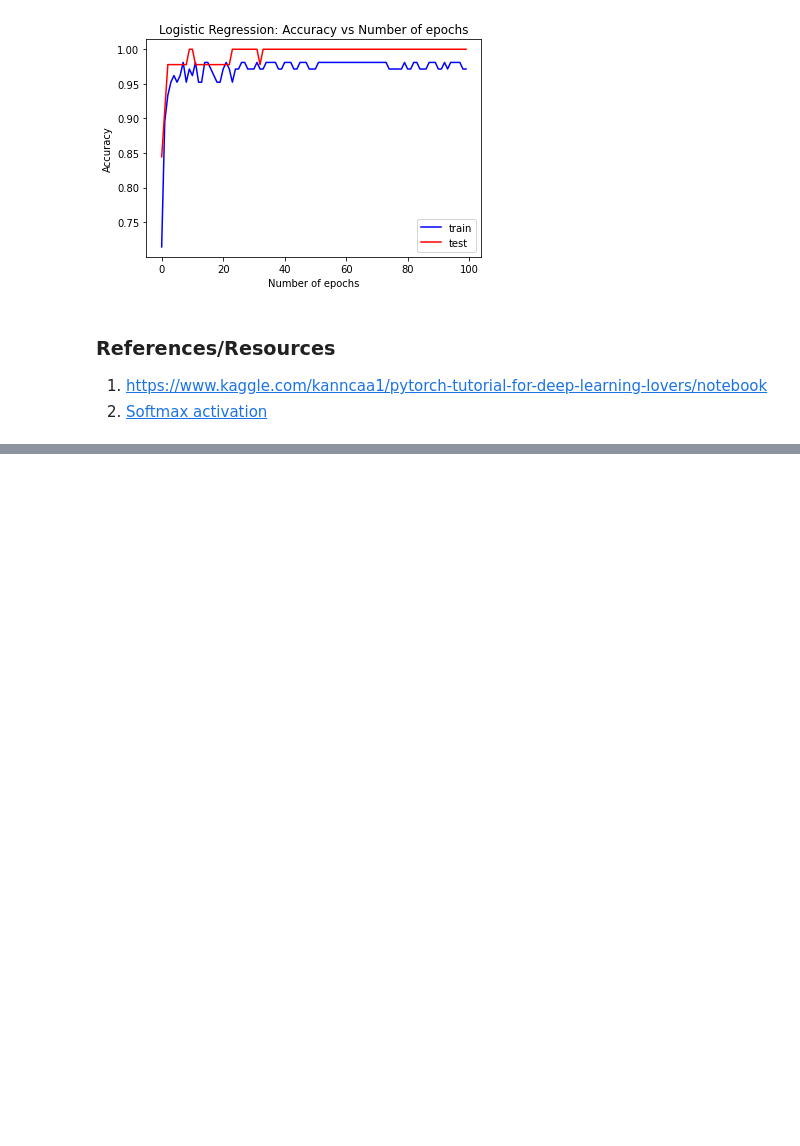
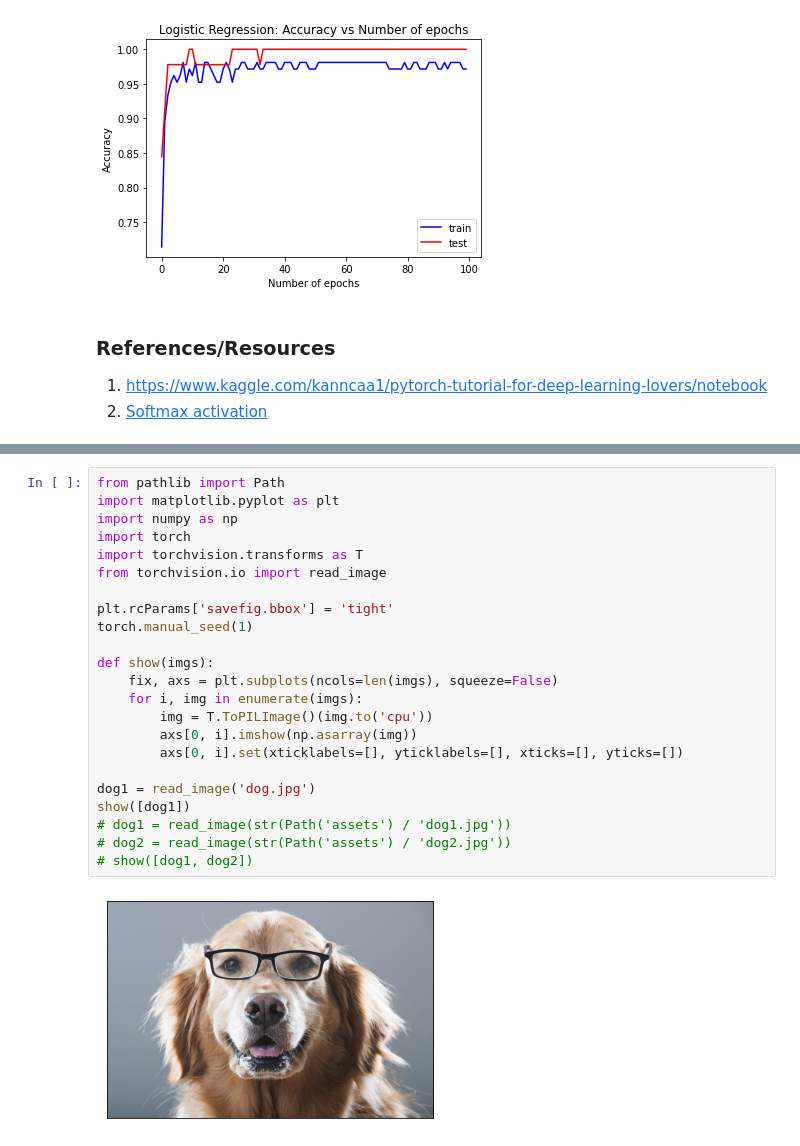
Before and after one commit to jinyingtld/python, a Jupyter notebook: AI6103_tutorial.ipynb, the cells around one changed output, grey strips where cells are left out. Saved outputs shown, nothing was run; the diff lists cells and outputs as text; blank space fills up the shorter version.

```diff
--- a/AI6103_tutorial.ipynb
+++ b/AI6103_tutorial.ipynb
@@ -391,0 +474,25 @@ plt.show()
+# %%
+from pathlib import Path
+import matplotlib.pyplot as plt
+import numpy as np
+import torch
+import torchvision.transforms as T
+from torchvision.io import read_image
+
+plt.rcParams['savefig.bbox'] = 'tight'
+torch.manual_seed(1)
+
+def show(imgs):
+    fix, axs = plt.subplots(ncols=len(imgs), squeeze=False)
+    for i, img in enumerate(imgs):
+        img = T.ToPILImage()(img.to('cpu'))
+        axs[0, i].imshow(np.asarray(img))
+        axs[0, i].set(xticklabels=[], yticklabels=[], xticks=[], yticks=[])
+
+dog1 = read_image('dog.jpg')
+show([dog1])
+# dog1 = read_image(str(Path('assets') / 'dog1.jpg'))
+# dog2 = read_image(str(Path('assets') / 'dog2.jpg'))
+# show([dog1, dog2])
+# %% [output]
+[figure, added]
```
Also changed, not shown: parts of 15 cells of this notebook.
